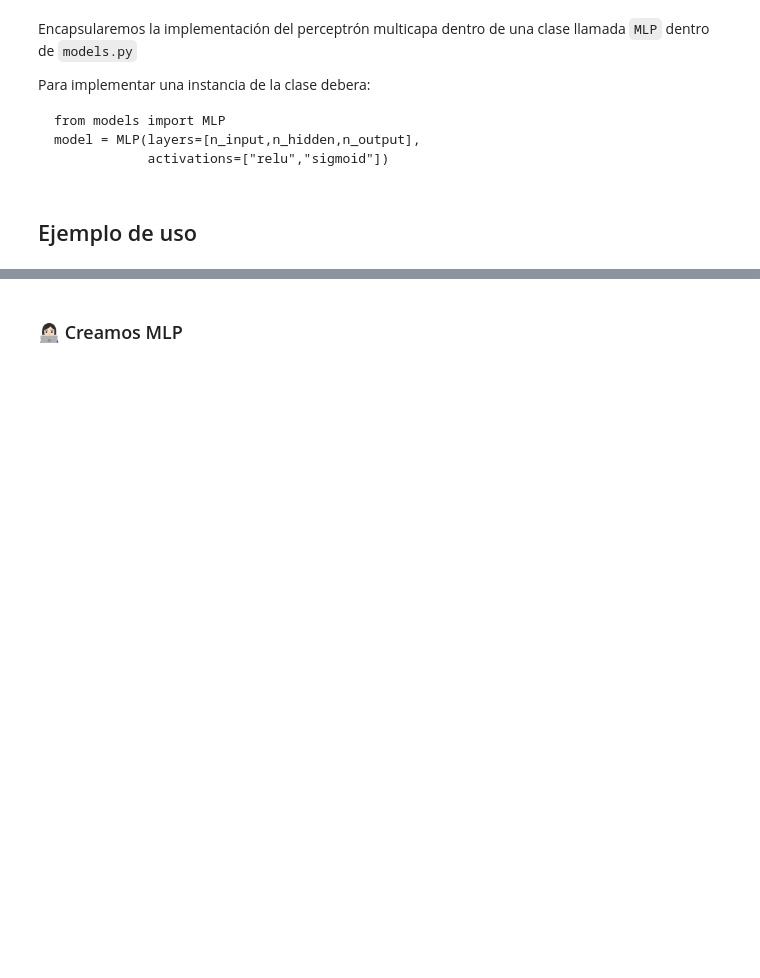
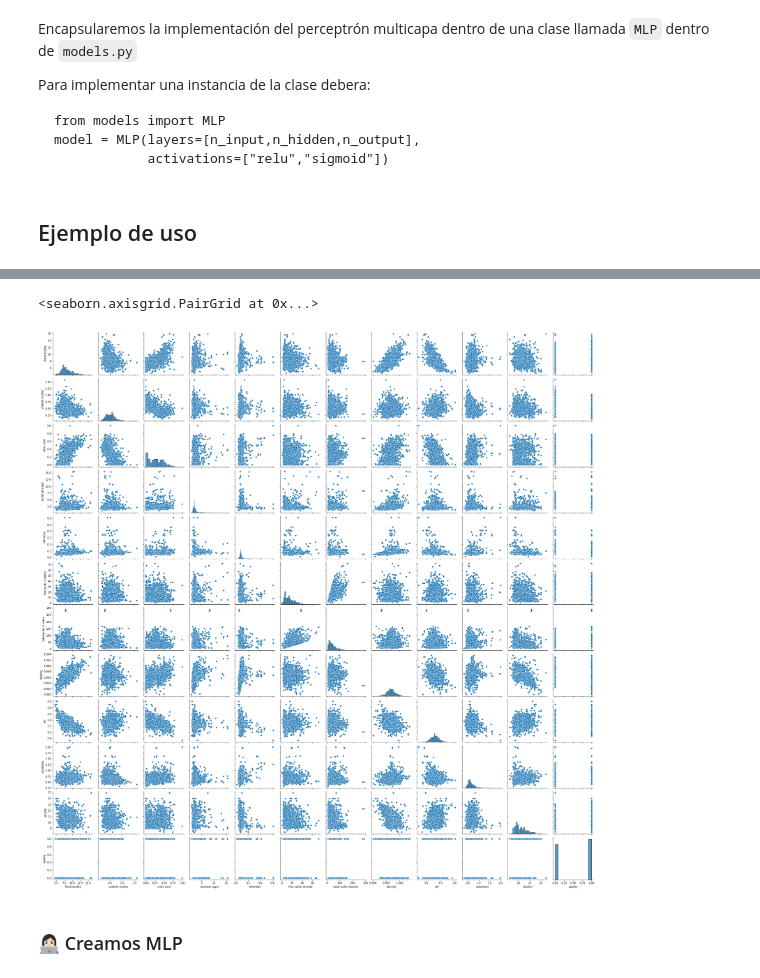
Before and after one commit to tmonreal/i302-Machine-Learning, a Jupyter notebook: Clases/07_Clase 7: MLPs & Backpropagations/Clase7.ipynb, the cells around one changed output, grey strips where cells are left out. Cells and saved outputs as stored; diff of their text form; code cells hidden in the pictures; blank space fills up the shorter version.

```diff
--- a/Clases/07_Clase 7: MLPs & Backpropagations/Clase7.ipynb
+++ b/Clases/07_Clase 7: MLPs & Backpropagations/Clase7.ipynb
@@ -519 +561,6 @@ Fuente del dataset: https://archive.ics.uci.edu/dataset/186/wine+quality
+# %%
+sns.pairplot(df)
+# %% [output]
+<seaborn.axisgrid.PairGrid at 0x...>
+[figure, added]
 # %%
```
Also changed, not shown: parts of 6 cells of this notebook, 1 other file.
